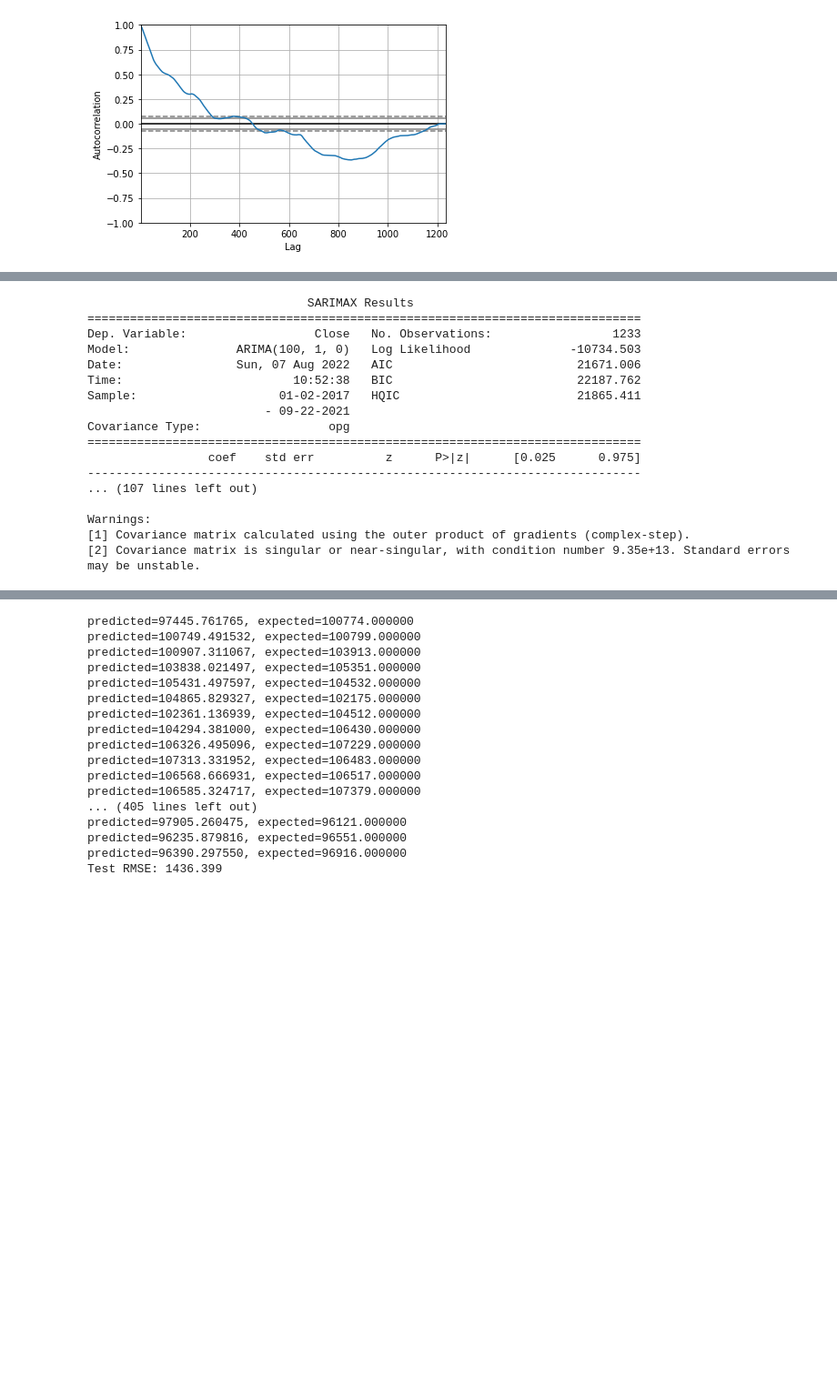
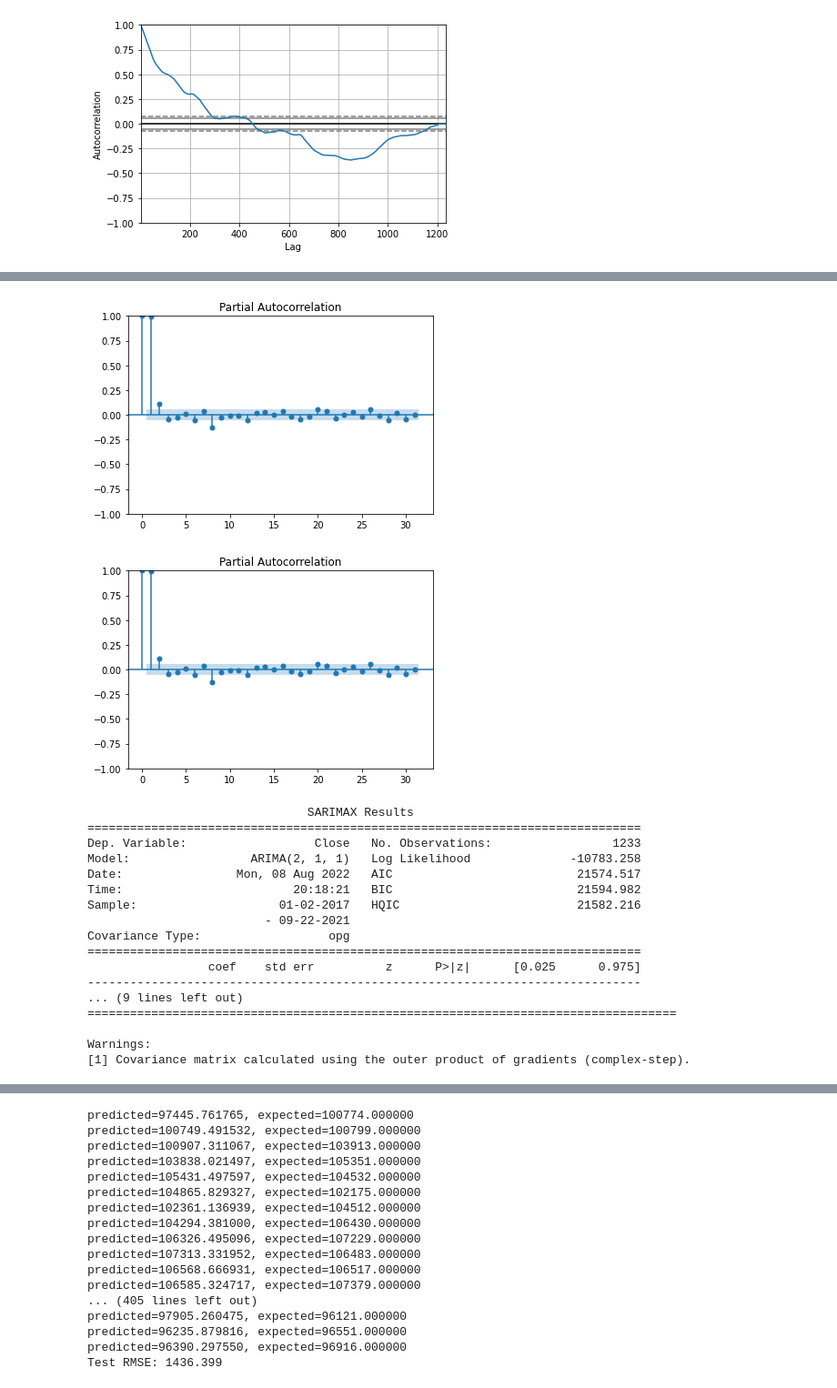
Before and after one commit to lucasdasneves/asg_time_series, a Jupyter notebook: arima_test.ipynb, the cells around one changed output, grey strips where cells are left out. Shown at 91% size. Saved outputs shown, nothing was run; the diff lists cells and outputs as text; code cells hidden in the pictures; blank space fills up the shorter version.

```diff
--- a/arima_test.ipynb
+++ b/arima_test.ipynb
@@ -74,14 +109,19 @@ autocorrelation_plot(df2)
+# %%
+plot_pacf(df2)
+# %% [output]
+[figure, added]
+[figure, added]
 # %%
 from statsmodels.tsa.arima.model import ARIMA
 
 #autoregression = 1000
-autoreg = 100
+p = 2
 #difference order of 1
 diff = 1
 #moving average model = 0
-mam = 0
+q = 1
 
-model = ARIMA(df2, order=(autoreg,1,0))
+model = ARIMA(df2, order=(p,1,q))
 model_fit = model.fit()
 
 print(model_fit.summary())
@@ -89,20 +129,20 @@ print(model_fit.summary())
                                SARIMAX Results
 ==============================================================================
 Dep. Variable:                  Close   No. Observations:                 1233
-Model:               ARIMA(100, 1, 0)   Log Likelihood              -10734.503
-Date:                Sun, 07 Aug 2022   AIC                          21671.006
-Time:                        10:52:38   BIC                          22187.762
-Sample:                    01-02-2017   HQIC                         21865.411
+Model:                 ARIMA(2, 1, 1)   Log Likelihood              -10783.258
+Date:                Mon, 08 Aug 2022   AIC                          21574.517
+Time:                        20:18:21   BIC                          21594.982
+Sample:                    01-02-2017   HQIC                         21582.216
                          - 09-22-2021
 Covariance Type:                  opg
 ==============================================================================
                  coef    std err          z      P>|z|      [0.025      0.975]
 ------------------------------------------------------------------------------
-... (107 lines left out)
+... (9 lines left out)
+===================================================================================
 
 Warnings:
 [1] Covariance matrix calculated using the outer product of gradients (complex-step).
-[2] Covariance matrix is singular or near-singular, with condition number 9.35e+13. Standard errors may be unstable.
 # %%
 from matplotlib import pyplot
 from pandas import DataFrame
```
Also changed, not shown: parts of 4 cells of this notebook.
